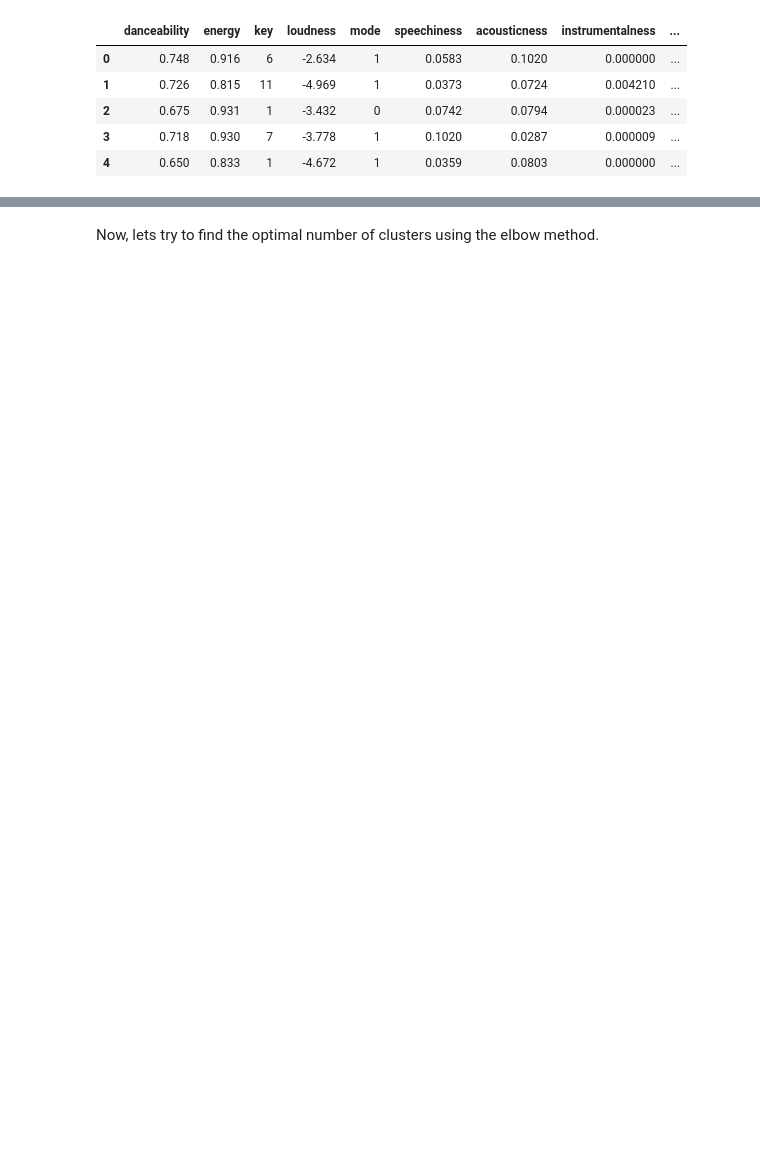
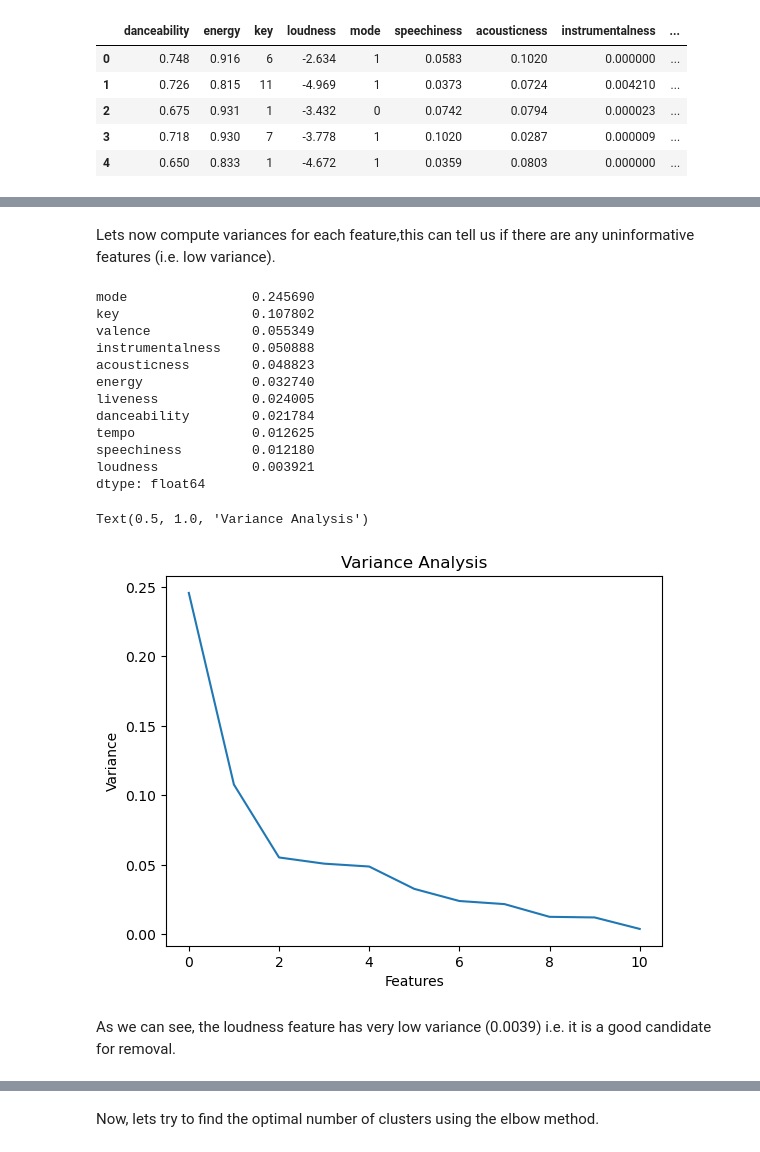
Before and after one commit to ty4g1/music_mood_classifier, a Jupyter notebook: music_clustering.ipynb, the cells around one changed output, grey strips where cells are left out. Saved outputs shown, nothing was run; the diff lists cells and outputs as text; code cells hidden in the pictures; blank space fills up the shorter version.

```diff
--- a/music_clustering.ipynb
+++ b/music_clustering.ipynb
@@ -99,5 +102,5 @@ Thus, we shall use the remaining 11 features for our analysis. Lets normalize th
 # %%
-# Mean normalization
-scaler = StandardScaler()
+scaler = MinMaxScaler()
 scaled_track_feat_df = pd.DataFrame(scaler.fit_transform(track_features_df), columns=track_features_df.columns)
 scaled_track_feat_df.head()
+X = scaled_track_feat_df.values
@@ -110,0 +107,26 @@ scaled_track_feat_df.head()
+# %% [markdown]
+Lets now compute variances for each feature,this can tell us if there are any uninformative features (i.e. low variance).
+# %%
+variances = pd.DataFrame(scaled_track_feat_df, columns=scaled_track_feat_df.columns).var().sort_values(ascending=False)
+print(variances)
+plt.plot(variances.values)
+plt.xlabel('Features')
+plt.ylabel('Variance')
+plt.title('Variance Analysis')
+# %% [output]
+mode                0.245690
+key                 0.107802
+valence             0.055349
+instrumentalness    0.050888
+acousticness        0.048823
+energy              0.032740
+liveness            0.024005
+danceability        0.021784
+tempo               0.012625
+speechiness         0.012180
+loudness            0.003921
+dtype: float64
+Text(0.5, 1.0, 'Variance Analysis')
+[figure, added]
+# %% [markdown]
+As we can see, the loudness feature has very low variance (0.0039) i.e. it is a good candidate for removal.
```
Also changed, not shown: parts of 39 cells of this notebook.
